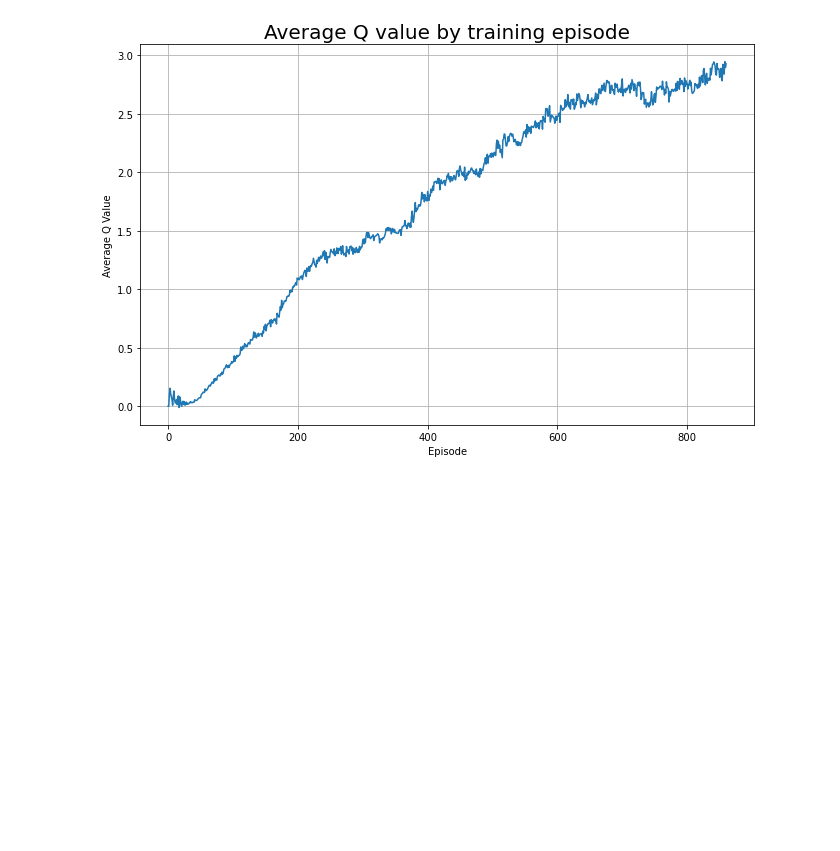
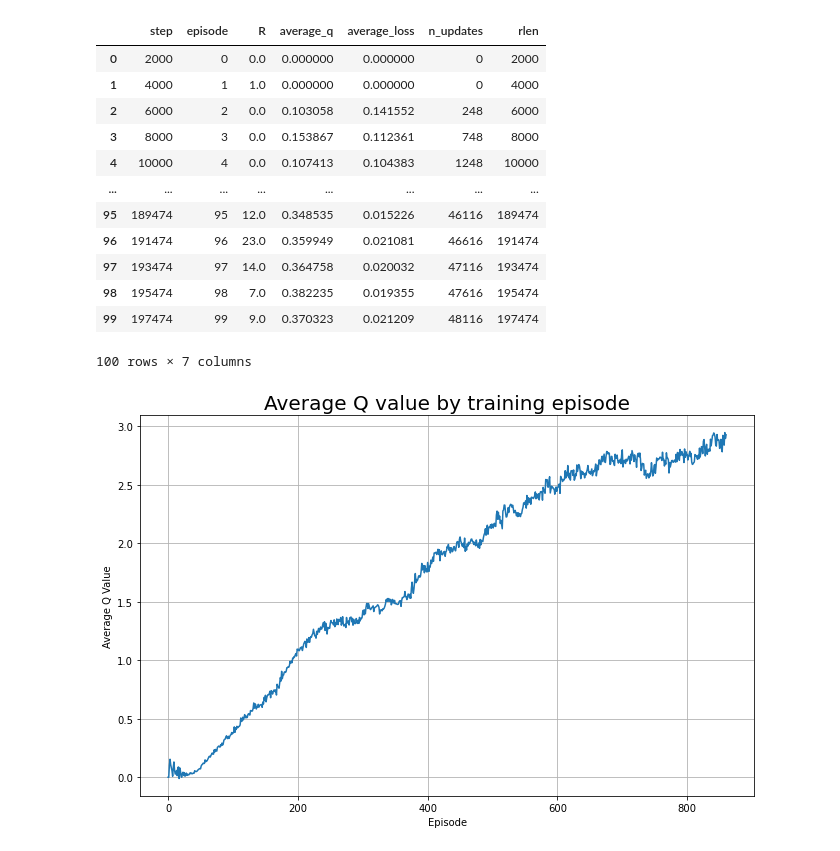
Before and after one commit to NiftyNico/DiamondsInTheRough, a Jupyter notebook: log_parser/log_parser.ipynb, the cells around one changed output. Saved outputs shown, nothing was run; the diff lists cells and outputs as text; code cells hidden in the pictures; blank space fills up the shorter version.

```diff
--- a/log_parser/log_parser.ipynb
+++ b/log_parser/log_parser.ipynb
@@ -54,6 +63,22 @@ with open(f"{filepath}log.txt", 'r') as f:
 
 df = pd.DataFrame(rewards).apply(pd.to_numeric)
 df_train = df.join(pd.DataFrame(statistics).set_index('cumulative_steps'), on='step')
+# %%
+df_train[:100]
+# %% [output]
+|  | step | episode | R | average_q | average_loss | n_updates | rlen |
+| 0 | 2000 | 0 | 0.0 | 0.000000 | 0.000000 | 0 | 2000 |
+| 1 | 4000 | 1 | 1.0 | 0.000000 | 0.000000 | 0 | 4000 |
+| 2 | 6000 | 2 | 0.0 | 0.103058 | 0.141552 | 248 | 6000 |
+| 3 | 8000 | 3 | 0.0 | 0.153867 | 0.112361 | 748 | 8000 |
+| 4 | 10000 | 4 | 0.0 | 0.107413 | 0.104383 | 1248 | 10000 |
+| ... | ... | ... | ... | ... | ... | ... | ... |
+| 95 | 189474 | 95 | 12.0 | 0.348535 | 0.015226 | 46116 | 189474 |
+| 96 | 191474 | 96 | 23.0 | 0.359949 | 0.021081 | 46616 | 191474 |
+| 97 | 193474 | 97 | 14.0 | 0.364758 | 0.020032 | 47116 | 193474 |
+| 98 | 195474 | 98 | 7.0 | 0.382235 | 0.019355 | 47616 | 195474 |
+| 99 | 197474 | 99 | 9.0 | 0.370323 | 0.021209 | 48116 | 197474 |
+100 rows × 7 columns
 # %%
 fig, ax = plt.subplots(figsize=(11,7))
 
```
Also changed, not shown: parts of 8 cells of this notebook, 3 other files.
